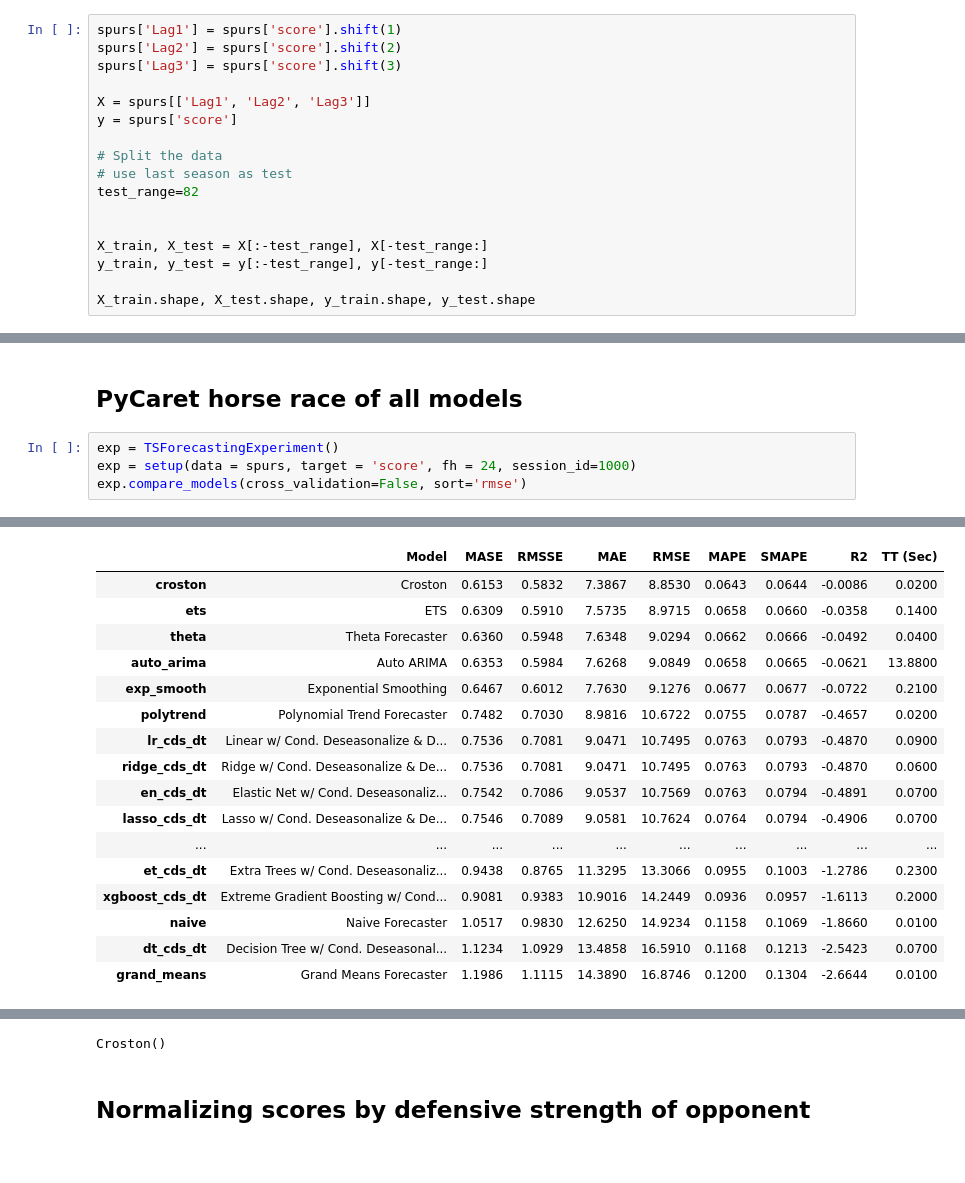
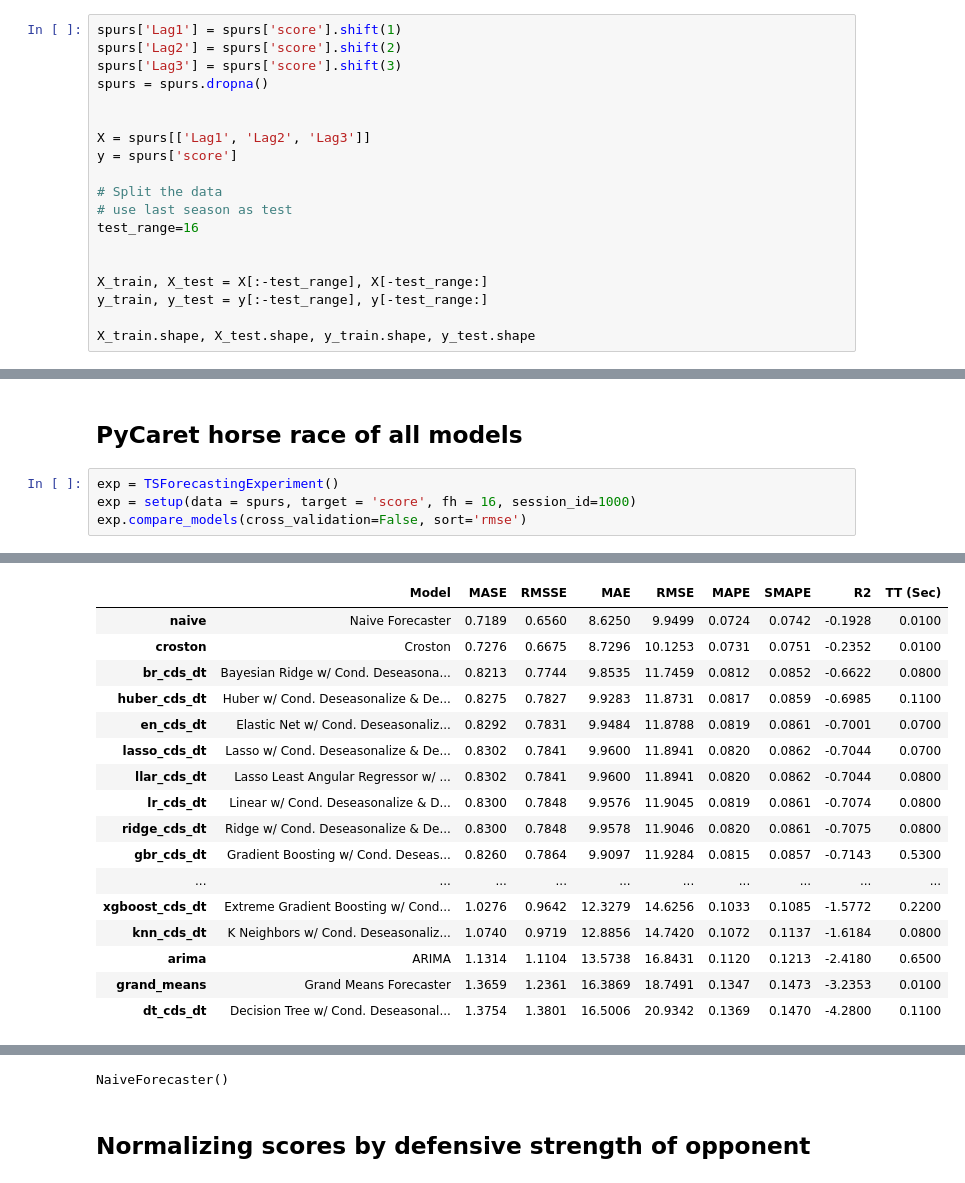
Before and after one commit to bishopcurtisj/DATA5630_Final_Project, a Jupyter notebook: src/econometrics_ML.ipynb, the cells around one changed output, grey strips where cells are left out. Cells and saved outputs as stored; diff of their text form.

```diff
--- a/src/econometrics_ML.ipynb
+++ b/src/econometrics_ML.ipynb
@@ -90,13 +82,15 @@ exp.plot_model([ auto_arima], plot='forecast', data_kwargs={'fh':82, 'labels':["
 spurs['Lag1'] = spurs['score'].shift(1)
 spurs['Lag2'] = spurs['score'].shift(2)
 spurs['Lag3'] = spurs['score'].shift(3)
+spurs = spurs.dropna()
+
 
 X = spurs[['Lag1', 'Lag2', 'Lag3']]
 y = spurs['score']
 
 # Split the data
 # use last season as test
-test_range=82
+test_range=16
 
 
 X_train, X_test = X[:-test_range], X[-test_range:]
@@ -127,7 +150,7 @@ def forecast_future(model, data, steps=test_range):
 ## PyCaret horse race of all models
 # %%
 exp = TSForecastingExperiment()
-exp = setup(data = spurs, target = 'score', fh = 24, session_id=1000)
+exp = setup(data = spurs, target = 'score', fh = 16, session_id=1000)
 exp.compare_models(cross_validation=False, sort='rmse')
 # %% [output]
 |  | Description | Value |
@@ -150,22 +173,22 @@ exp.compare_models(cross_validation=False, sort='rmse')
 [interactive output not drawn]
 |  | Model | MASE | RMSSE | MAE | RMSE | MAPE | SMAPE | R2 | TT (Sec) |
-| croston | Croston | 0.6153 | 0.5832 | 7.3867 | 8.8530 | 0.0643 | 0.0644 | -0.0086 | 0.0200 |
-| ets | ETS | 0.6309 | 0.5910 | 7.5735 | 8.9715 | 0.0658 | 0.0660 | -0.0358 | 0.1400 |
-| theta | Theta Forecaster | 0.6360 | 0.5948 | 7.6348 | 9.0294 | 0.0662 | 0.0666 | -0.0492 | 0.0400 |
-| auto_arima | Auto ARIMA | 0.6353 | 0.5984 | 7.6268 | 9.0849 | 0.0658 | 0.0665 | -0.0621 | 13.8800 |
-| exp_smooth | Exponential Smoothing | 0.6467 | 0.6012 | 7.7630 | 9.1276 | 0.0677 | 0.0677 | -0.0722 | 0.2100 |
-| polytrend | Polynomial Trend Forecaster | 0.7482 | 0.7030 | 8.9816 | 10.6722 | 0.0755 | 0.0787 | -0.4657 | 0.0200 |
-| lr_cds_dt | Linear w/ Cond. Deseasonalize & D... | 0.7536 | 0.7081 | 9.0471 | 10.7495 | 0.0763 | 0.0793 | -0.4870 | 0.0900 |
-| ridge_cds_dt | Ridge w/ Cond. Deseasonalize & De... | 0.7536 | 0.7081 | 9.0471 | 10.7495 | 0.0763 | 0.0793 | -0.4870 | 0.0600 |
-| en_cds_dt | Elastic Net w/ Cond. Deseasonaliz... | 0.7542 | 0.7086 | 9.0537 | 10.7569 | 0.0763 | 0.0794 | -0.4891 | 0.0700 |
-| lasso_cds_dt | Lasso w/ Cond. Deseasonalize & De... | 0.7546 | 0.7089 | 9.0581 | 10.7624 | 0.0764 | 0.0794 | -0.4906 | 0.0700 |
+| naive | Naive Forecaster | 0.7189 | 0.6560 | 8.6250 | 9.9499 | 0.0724 | 0.0742 | -0.1928 | 0.0100 |
+| croston | Croston | 0.7276 | 0.6675 | 8.7296 | 10.1253 | 0.0731 | 0.0751 | -0.2352 | 0.0100 |
+| br_cds_dt | Bayesian Ridge w/ Cond. Deseasona... | 0.8213 | 0.7744 | 9.8535 | 11.7459 | 0.0812 | 0.0852 | -0.6622 | 0.0800 |
+| huber_cds_dt | Huber w/ Cond. Deseasonalize & De... | 0.8275 | 0.7827 | 9.9283 | 11.8731 | 0.0817 | 0.0859 | -0.6985 | 0.1100 |
+| en_cds_dt | Elastic Net w/ Cond. Deseasonaliz... | 0.8292 | 0.7831 | 9.9484 | 11.8788 | 0.0819 | 0.0861 | -0.7001 | 0.0700 |
+| lasso_cds_dt | Lasso w/ Cond. Deseasonalize & De... | 0.8302 | 0.7841 | 9.9600 | 11.8941 | 0.0820 | 0.0862 | -0.7044 | 0.0700 |
+| llar_cds_dt | Lasso Least Angular Regressor w/ ... | 0.8302 | 0.7841 | 9.9600 | 11.8941 | 0.0820 | 0.0862 | -0.7044 | 0.0800 |
+| lr_cds_dt | Linear w/ Cond. Deseasonalize & D... | 0.8300 | 0.7848 | 9.9576 | 11.9045 | 0.0819 | 0.0861 | -0.7074 | 0.0800 |
+| ridge_cds_dt | Ridge w/ Cond. Deseasonalize & De... | 0.8300 | 0.7848 | 9.9578 | 11.9046 | 0.0820 | 0.0861 | -0.7075 | 0.0800 |
+| gbr_cds_dt | Gradient Boosting w/ Cond. Deseas... | 0.8260 | 0.7864 | 9.9097 | 11.9284 | 0.0815 | 0.0857 | -0.7143 | 0.5300 |
 | ... | ... | ... | ... | ... | ... | ... | ... | ... | ... |
-| et_cds_dt | Extra Trees w/ Cond. Deseasonaliz... | 0.9438 | 0.8765 | 11.3295 | 13.3066 | 0.0955 | 0.1003 | -1.2786 | 0.2300 |
-| xgboost_cds_dt | Extreme Gradient Boosting w/ Cond... | 0.9081 | 0.9383 | 10.9016 | 14.2449 | 0.0936 | 0.0957 | -1.6113 | 0.2000 |
-| naive | Naive Forecaster | 1.0517 | 0.9830 | 12.6250 | 14.9234 | 0.1158 | 0.1069 | -1.8660 | 0.0100 |
-| dt_cds_dt | Decision Tree w/ Cond. Deseasonal... | 1.1234 | 1.0929 | 13.4858 | 16.5910 | 0.1168 | 0.1213 | -2.5423 | 0.0700 |
-| grand_means | Grand Means Forecaster | 1.1986 | 1.1115 | 14.3890 | 16.8746 | 0.1200 | 0.1304 | -2.6644 | 0.0100 |
+| xgboost_cds_dt | Extreme Gradient Boosting w/ Cond... | 1.0276 | 0.9642 | 12.3279 | 14.6256 | 0.1033 | 0.1085 | -1.5772 | 0.2200 |
+| knn_cds_dt | K Neighbors w/ Cond. Deseasonaliz... | 1.0740 | 0.9719 | 12.8856 | 14.7420 | 0.1072 | 0.1137 | -1.6184 | 0.0800 |
+| arima | ARIMA | 1.1314 | 1.1104 | 13.5738 | 16.8431 | 0.1120 | 0.1213 | -2.4180 | 0.6500 |
+| grand_means | Grand Means Forecaster | 1.3659 | 1.2361 | 16.3869 | 18.7491 | 0.1347 | 0.1473 | -3.2353 | 0.0100 |
+| dt_cds_dt | Decision Tree w/ Cond. Deseasonal... | 1.3754 | 1.3801 | 16.5006 | 20.9342 | 0.1369 | 0.1470 | -4.2800 | 0.1100 |
 [interactive output not drawn]
-Croston()
+NaiveForecaster()
 # %% [markdown]
 ## Normalizing scores by defensive strength of opponent
```
Also changed, not shown: parts of 19 cells of this notebook, 11 other files.
